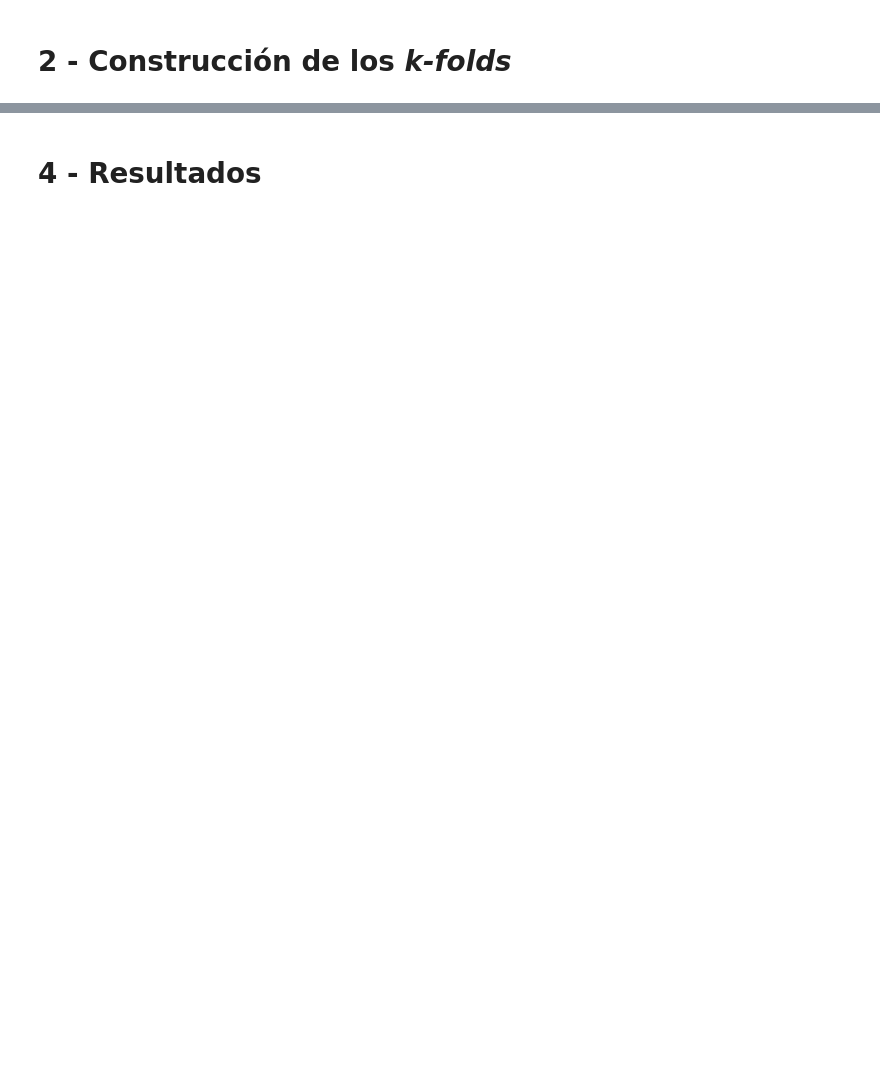
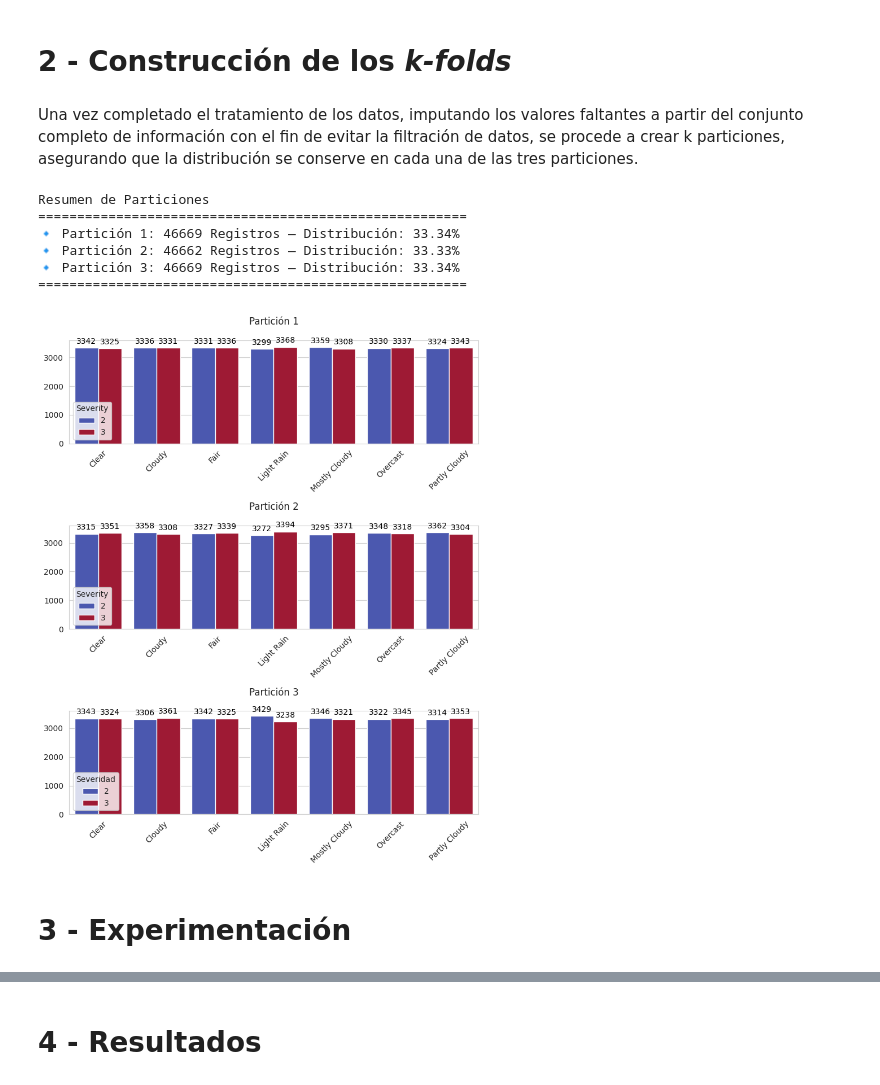
Before and after one commit to Jarcos09/Tareas, a Jupyter notebook: Visualización_Equipo_29.ipynb, the cells around one changed output, grey strips where cells are left out. Cells and saved outputs as stored; diff of their text form; code cells hidden in the pictures; blank space fills up the shorter version.

```diff
--- a/Visualización_Equipo_29.ipynb
+++ b/Visualización_Equipo_29.ipynb
@@ -560,2 +354,80 @@ only showing top 5 rows
 # %% [markdown]
 # **2 - Construcción de los *k-folds***
+# %% [markdown]
+Una vez completado el tratamiento de los datos, imputando los valores faltantes a partir del conjunto completo de información con el fin de evitar la filtración de datos, se procede a crear k particiones, asegurando que la distribución se conserve en cada una de las tres particiones.
+# %%
+from pyspark.sql.window import Window
+from pyspark.sql.functions import percent_rank
+
+window_spec = Window.partitionBy("Weather_Condition").orderBy(rand())
+
+# Agregar ranking porcentual
+df_indexed = muestra_imp.withColumn("rank", percent_rank().over(window_spec))
+
+# Filtrar registros en tercios
+df1 = df_indexed.filter(col("rank") <= 1/3).drop("rank")
+df2 = df_indexed.filter((col("rank") > 1/3) & (col("rank") <= 2/3)).drop("rank")
+df3 = df_indexed.filter(col("rank") > 2/3).drop("rank")
+# %%
+total_df1 = df1.count()
+total_df2 = df2.count()
+total_df3 = df3.count()
+total_registros = total_df1 + total_df2 + total_df3
+
+print("\033[1mResumen de Particiones\033[0m")
+print("=" * 55)
+print(f"🔹 Partición 1: \033[36m{total_df1}\033[0m Registros — Distribución: \033[36m{(total_df1/total_registros)*100:.2f}%\033[0m")
+print(f"🔹 Partición 2: \033[36m{total_df2}\033[0m Registros — Distribución: \033[36m{(total_df2/total_registros)*100:.2f}%\033[0m")
+print(f"🔹 Partición 3: \033[36m{total_df3}\033[0m Registros — Distribución: \033[36m{(total_df3/total_registros)*100:.2f}%\033[0m")
+print("=" * 55)
+# %% [output]
+Resumen de Particiones
+=======================================================
+🔹 Partición 1: 46669 Registros — Distribución: 33.34%
+🔹 Partición 2: 46662 Registros — Distribución: 33.33%
+🔹 Partición 3: 46669 Registros — Distribución: 33.34%
+=======================================================
+# %%
+import matplotlib.pyplot as plt
+import seaborn as sns
+
+# Lista de DataFrames a graficar
+dfs = [df1, df2, df3]
+titulos = ["Partición 1", "Partición 2", "Partición 3"]
+
+# Configuración de estilo
+sns.set_style("whitegrid")
+
+# Crear las gráficas en una figura de subplots
+fig, axes = plt.subplots(3, 1, figsize=(8, 10), sharey=True)
+
+for i, (df, titulo) in enumerate(zip(dfs, titulos)):
+    # Convertir a Pandas DataFrame
+    muestra_pd = df.select("Severity", "Weather_Condition").toPandas()
+
+    # Crear la tabla de frecuencia
+    tabla_frecuencia = muestra_pd.groupby(["Weather_Condition", "Severity"]).size().reset_index(name="Count")
+
+    # Crear el gráfico en el subplot correspondiente
+    ax = sns.barplot(x="Weather_Condition", y="Count", hue="Severity", data=tabla_frecuencia, palette="coolwarm", ax=axes[i])
+
+    # Agregar los valores en cada barra
+    for bars in ax.containers:
+        ax.bar_label(bars, fmt='%d', label_type='edge', fontsize=10, color='black', padding=3)
+
+    # Configurar etiquetas y título
+    ax.set_xticks(range(len(ax.get_xticklabels())))
+    ax.set_xticklabels(ax.get_xticklabels(), rotation=45)
+    ax.set(xlabel=None,ylabel=None)
+    ax.set_title(titulo, pad=20)
+
+# Ajustar la leyenda
+axes[2].legend(title="Severidad")  # Solo en la última gráfica para evitar repetición
+
+# Mostrar el conjunto de gráficos
+plt.tight_layout()
+plt.show()
+# %% [output]
+[figure, added]
+# %% [markdown]
+# **3 - Experimentación**
```
Also changed, not shown: parts of 35 cells of this notebook.
